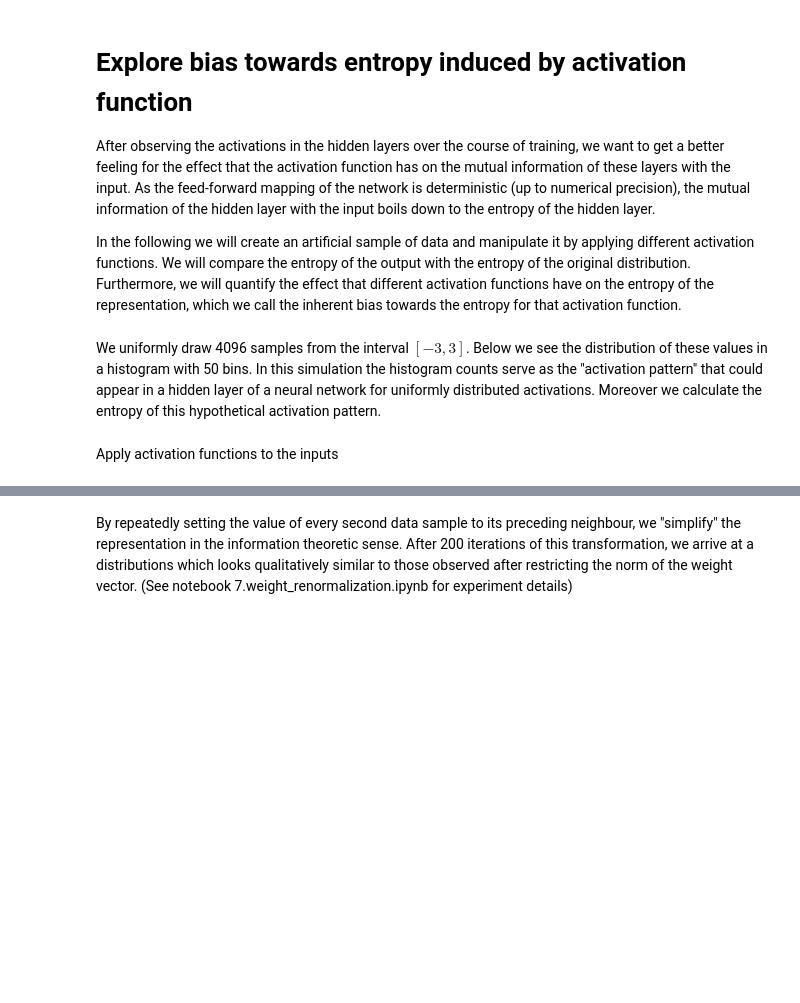
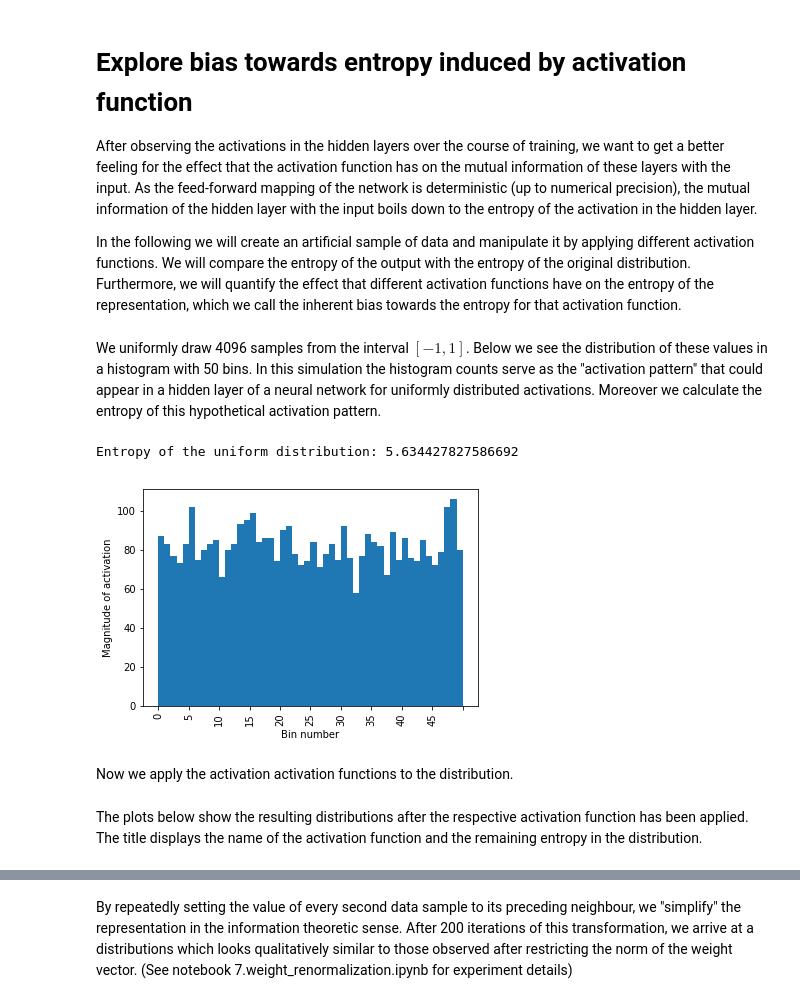
Before and after one commit to neuroinfo-os/deep-bottleneck, a Jupyter notebook: docs/experiments/9.analyze_entropy.ipynb, the cells around one changed output, grey strips where cells are left out. Saved outputs shown, nothing was run; the diff lists cells and outputs as text; code cells hidden in the pictures; blank space fills up the shorter version.

```diff
--- a/docs/experiments/9.analyze_entropy.ipynb
+++ b/docs/experiments/9.analyze_entropy.ipynb
@@ -1,7 +1,7 @@
 # %% [markdown]
 # Explore bias towards entropy induced by activation function
 
-After observing the activations in the hidden layers over the course of training, we want to get a better feeling for the effect that the activation function has on the mutual information of these layers with the input. As the feed-forward mapping of the network is deterministic (up to numerical precision), the mutual information of the hidden layer with the input boils down to the entropy of the hidden layer.
+After observing the activations in the hidden layers over the course of training, we want to get a better feeling for the effect that the activation function has on the mutual information of these layers with the input. As the feed-forward mapping of the network is deterministic (up to numerical precision), the mutual information of the hidden layer with the input boils down to the entropy of the activation in the hidden layer.
 
 In the following we will create an artificial sample of data and manipulate it by applying different activation functions. We will compare the entropy of the output with the entropy of the original distribution. Furthermore, we will quantify the effect that different activation functions have on the entropy of the representation, which we call the inherent bias towards the entropy for that activation function.
 # %%
@@ -13,16 +13,20 @@ import tensorflow as tf
 import tensorflow.contrib.eager as tfe
 tf.enable_eager_execution()
 # %% [markdown]
-We uniformly draw 4096 samples from the interval $[-3, 3]$. Below we see the distribution of these values in a histogram with 50 bins. In this simulation the histogram counts serve as the "activation pattern" that could appear in a hidden layer of a neural network for uniformly distributed activations. Moreover we calculate the entropy of this hypothetical activation pattern.
+We uniformly draw 4096 samples from the interval $[-1, 1]$. Below we see the distribution of these values in a histogram with 50 bins. In this simulation the histogram counts serve as the "activation pattern" that could appear in a hidden layer of a neural network for uniformly distributed activations. Moreover we calculate the entropy of this hypothetical activation pattern.
 # %%
 number_of_samples = 4096
-uniform = np.random.uniform(-3, 3, (number_of_samples,))
-uniform_hist, _, _ = plt.hist(uniform, bins=50)
+uniform = np.random.uniform(-1, 1, (number_of_samples,))
+uniform_hist, bins, _ = plt.hist(uniform, bins=50)
 entropy_uniform_dist = stats.entropy(uniform_hist, base=2)
 print(f'Entropy of the uniform distribution: {entropy_uniform_dist}')
-plt.xlabel("Magnitude of activations")
-plt.ylabel("Frequency")
+plt.xlabel("Bin number")
+plt.xticks(bins[::5], range(50)[::5], rotation='90')
+plt.ylabel("Magnitude of activation")
 plt.show()
+# %% [output]
+Entropy of the uniform distribution: 5.634427827586692
+[figure, added]
 # %%
 def hard_sigmoid(x):
     lower_bound = -2.5
@@ -38,7 +42,7 @@ def linear(x):
 activation_functions = [tf.nn.sigmoid, tf.nn.tanh, tf.nn.relu, tf.nn.softsign, tf.nn.softplus, hard_sigmoid,
                        tf.nn.selu, tf.nn.relu6, tf.nn.elu, tf.nn.leaky_relu, linear]
 # %% [markdown]
-Apply activation functions to the inputs
+Now we apply the activation activation functions to the distribution.
 # %%
 outputs = {}
 for actvation_function in activation_functions:
@@ -46,6 +50,8 @@ for actvation_function in activation_functions:
         outputs[actvation_function.__name__] = actvation_function(uniform).numpy()
     except AttributeError:
         outputs[actvation_function.__name__] = actvation_function(uniform)
+# %% [markdown]
+The plots below show the resulting distributions after the respective activation function has been applied. The title displays the name of the activation function and the remaining entropy in the distribution.
 # %%
 fig, ax = plt.subplots(nrows=6, ncols=2, figsize=(10, 20), sharey=True)
 ax = ax.flat
```
Also changed, not shown: parts of 15 cells of this notebook.
